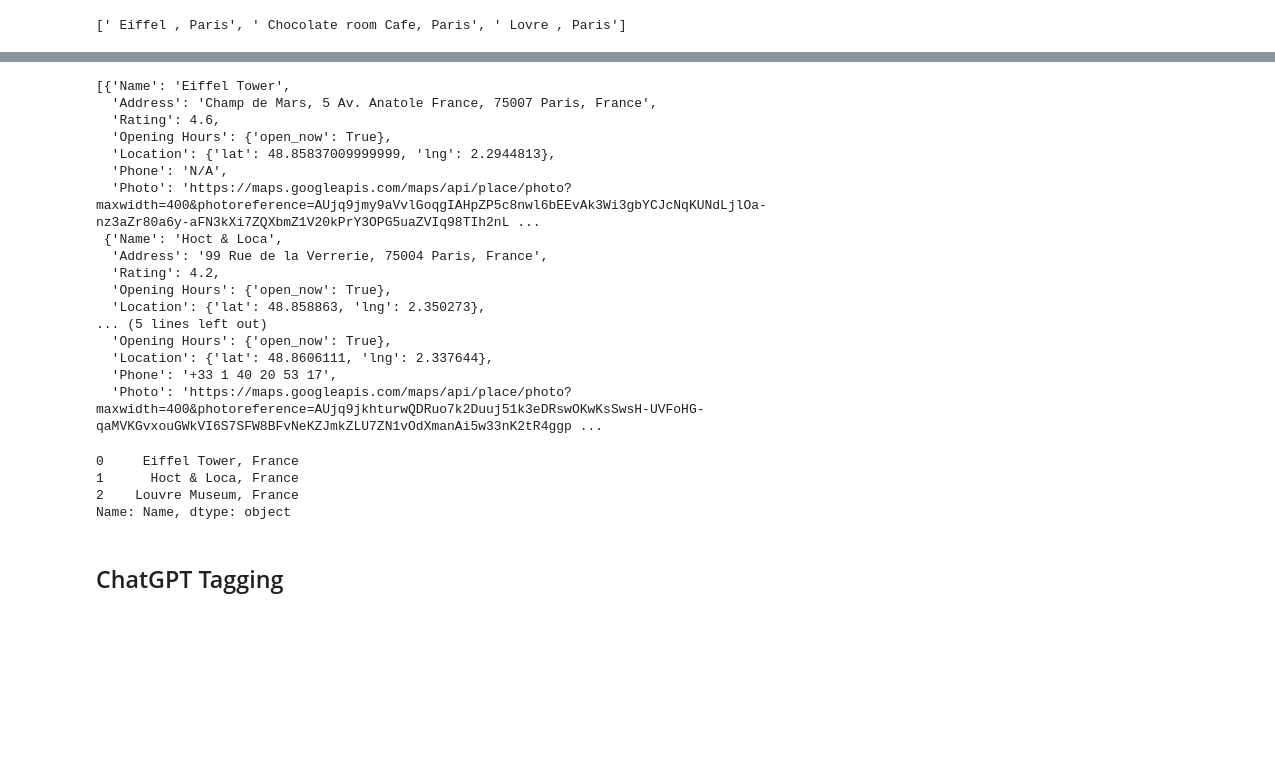
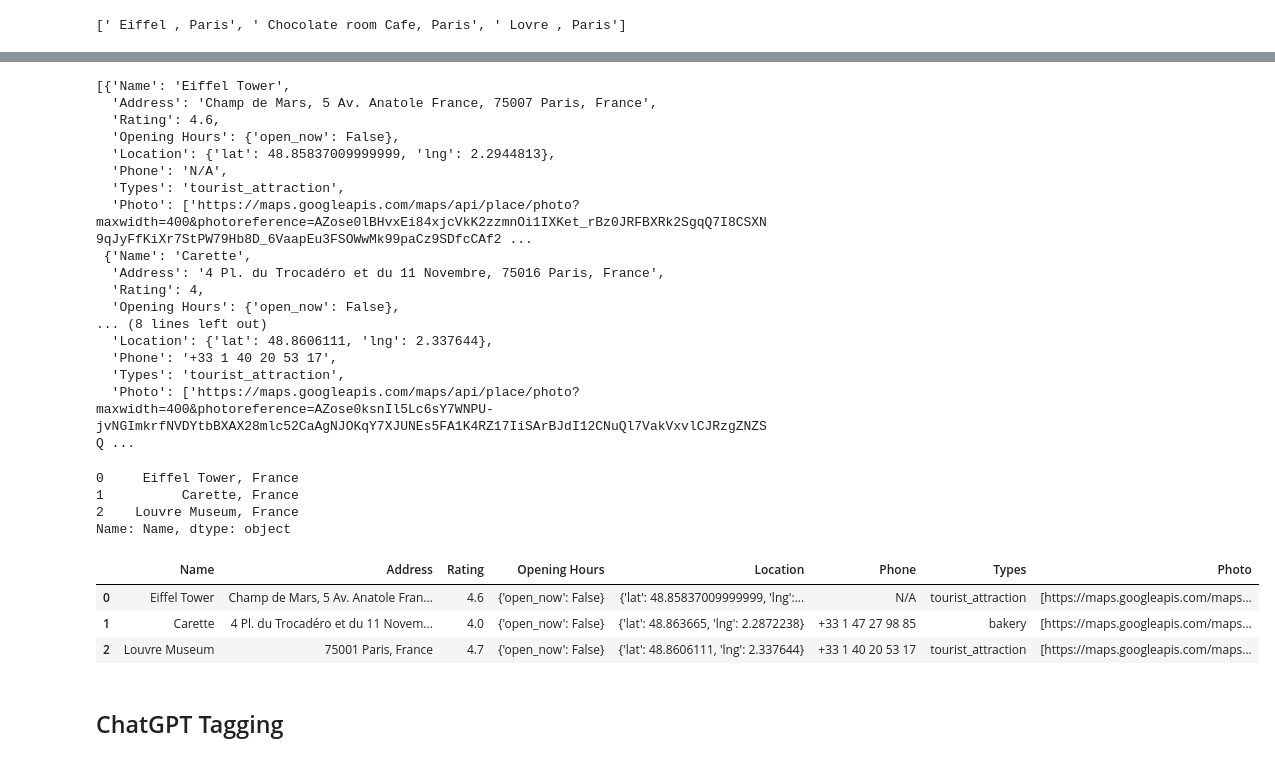
Before and after one commit to ChaitaliV/Location-Extractor, a Jupyter notebook: class_final.ipynb, the cells around one changed output, grey strips where cells are left out. Drawn from its saved outputs; the diff is of its cells as text; code cells hidden in the pictures; blank space fills up the shorter version.

```diff
--- a/class_final.ipynb
+++ b/class_final.ipynb
@@ -160,7 +161,7 @@ class PlaceFinder:
           'key': self.api_key,
           'input': place_name,
           'inputtype': 'textquery',
-          'fields': 'place_id,name,formatted_address,rating,opening_hours,geometry,photos'
+          'fields': 'place_id,name,formatted_address,rating,opening_hours,geometry,photos,types'
       }
 
       # Send the API request
@@ -185,12 +186,17 @@ class PlaceFinder:
           details['Rating'] = result.get('rating', 'N/A')
           details['Opening Hours'] =  result.get('opening_hours', 'N/A')
           details['Location']= result['geometry']['location']
-
           details['Phone'] = details_response['result'].get('international_phone_number', 'N/A')
+          details['Types'] = result.get('types', 'N/A')[0]
           photo_reference = response['candidates'][0].get('photos', None)
+          print(photo_reference)
+          photo_urls = []
           if photo_reference:
-              photo_url = f"https://maps.googleapis.com/maps/api/place/photo?maxwidth=400&photoreference={photo_reference[0]['photo_reference']}&key={api_key}"
-              details['Photo'] = photo_url
+            for photo in photo_reference:
+              photo_reference = photo["photo_reference"]
+              photo_url = f"https://maps.googleapis.com/maps/api/place/photo?maxwidth=400&photoreference={photo_reference}&key={api_key}"
+              photo_urls.append(photo_url)
+            details['Photo'] = photo_urls
           else:
               details['Photo'] = 'N/A'
 
@@ -211,20 +221,20 @@ details
 [{'Name': 'Eiffel Tower',
   'Address': 'Champ de Mars, 5 Av. Anatole France, 75007 Paris, France',
   'Rating': 4.6,
-  'Opening Hours': {'open_now': True},
+  'Opening Hours': {'open_now': False},
   'Location': {'lat': 48.85837009999999, 'lng': 2.2944813},
   'Phone': 'N/A',
-  'Photo': 'https://maps.googleapis.com/maps/api/place/photo?maxwidth=400&photoreference=AUjq9jmy9aVvlGoqgIAHpZP5c8nwl6bEEvAk3Wi3gbYCJcNqKUNdLjlOa-nz3aZr80a6y-aFN3kXi7ZQXbmZ1V20kPrY3OPG5uaZVIq98TIh2nL ...
- {'Name': 'Hoct & Loca',
-  'Address': '99 Rue de la Verrerie, 75004 Paris, France',
-  'Rating': 4.2,
-  'Opening Hours': {'open_now': True},
-  'Location': {'lat': 48.858863, 'lng': 2.350273},
-... (5 lines left out)
-  'Opening Hours': {'open_now': True},
+  'Types': 'tourist_attraction',
+  'Photo': ['https://maps.googleapis.com/maps/api/place/photo?maxwidth=400&photoreference=AZose0lBHvxEi84xjcVkK2zzmnOi1IXKet_rBz0JRFBXRk2SgqQ7I8CSXN9qJyFfKiXr7StPW79Hb8D_6VaapEu3FSOWwMk99paCz9SDfcCAf2 ...
+ {'Name': 'Carette',
+  'Address': '4 Pl. du Trocadéro et du 11 Novembre, 75016 Paris, France',
+  'Rating': 4,
+  'Opening Hours': {'open_now': False},
+... (8 lines left out)
   'Location': {'lat': 48.8606111, 'lng': 2.337644},
   'Phone': '+33 1 40 20 53 17',
-  'Photo': 'https://maps.googleapis.com/maps/api/place/photo?maxwidth=400&photoreference=AUjq9jkhturwQDRuo7k2Duuj51k3eDRswOKwKsSwsH-UVFoHG-qaMVKGvxouGWkVI6S7SFW8BFvNeKZJmkZLU7ZN1vOdXmanAi5w33nK2tR4ggp ...
+  'Types': 'tourist_attraction',
+  'Photo': ['https://maps.googleapis.com/maps/api/place/photo?maxwidth=400&photoreference=AZose0ksnIl5Lc6sY7WNPU-jvNGImkrfNVDYtbBXAX28mlc52CaAgNJOKqY7XJUNEs5FA1K4RZ17IiSArBJdI12CNuQl7VakVxvlCJRzgZNZSQ ...
 # %%
 df = pd.DataFrame(details)
 # %%
@@ -232,9 +242,16 @@ places = df['Name'] + ', France'
 places
 # %% [output]
 0     Eiffel Tower, France
-1      Hoct & Loca, France
+1          Carette, France
 2    Louvre Museum, France
 Name: Name, dtype: object
+# %%
+df
+# %% [output]
+|  | Name | Address | Rating | Opening Hours | Location | Phone | Types | Photo |
+| 0 | Eiffel Tower | Champ de Mars, 5 Av. Anatole Fran... | 4.6 | {'open_now': False} | {'lat': 48.85837009999999, 'lng':... | N/A | tourist_attraction | [https://maps.googleapis.com/maps... |
+| 1 | Carette | 4 Pl. du Trocadéro et du 11 Novem... | 4.0 | {'open_now': False} | {'lat': 48.863665, 'lng': 2.2872238} | +33 1 47 27 98 85 | bakery | [https://maps.googleapis.com/maps... |
+| 2 | Louvre Museum | 75001 Paris, France | 4.7 | {'open_now': False} | {'lat': 48.8606111, 'lng': 2.337644} | +33 1 40 20 53 17 | tourist_attraction | [https://maps.googleapis.com/maps... |
 # %% [markdown]
 ## ChatGPT Tagging
 # %%
```
Also changed, not shown: parts of 8 cells of this notebook.
